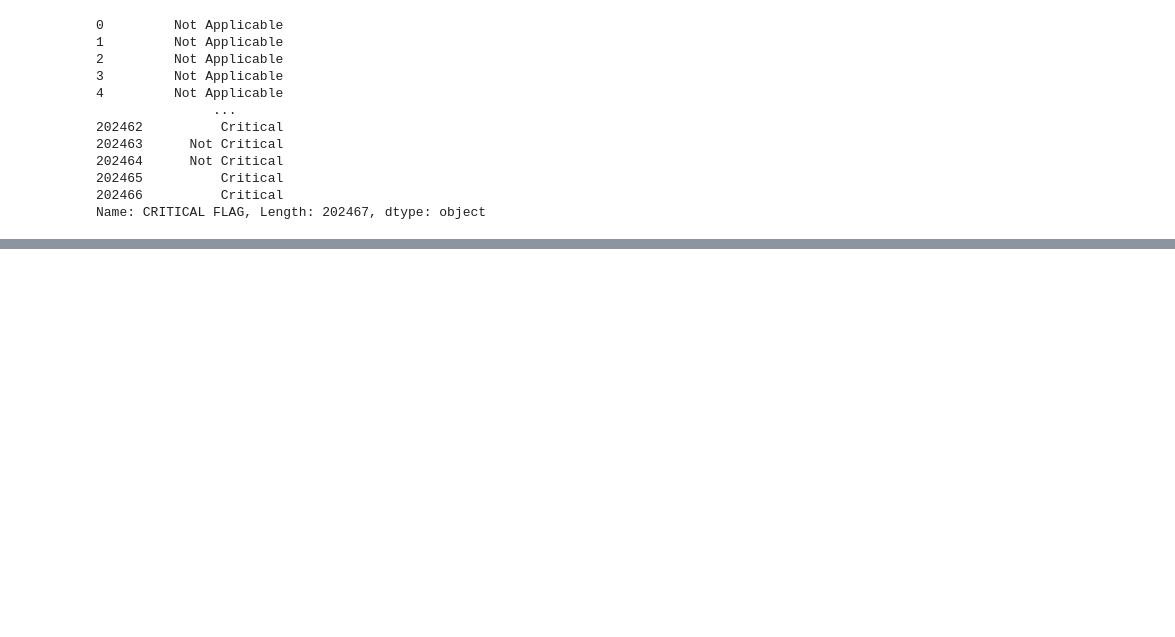
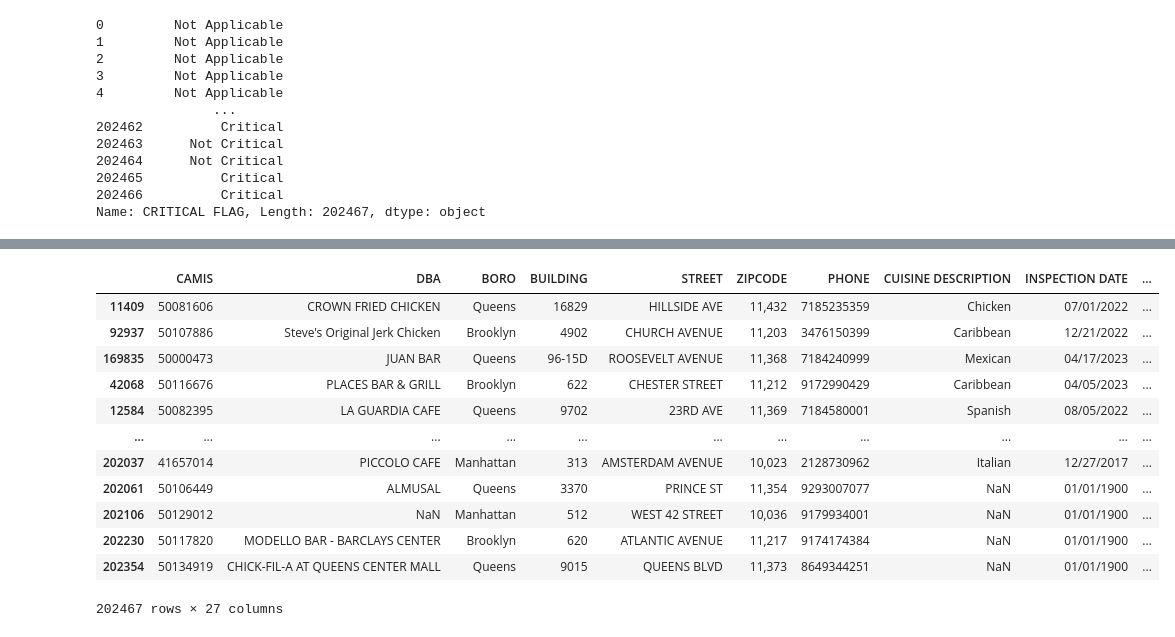
Before and after one commit to arubybonilla/2023-nyc-restaurant-grades, a Jupyter notebook: 2023-nyc-restaurant-inspection-grades-analysis.ipynb, the cells around one changed output, grey strips where cells are left out. Drawn from its saved outputs; the diff is of its cells as text; code cells hidden in the pictures; blank space fills up the shorter version.

```diff
--- a/2023-nyc-restaurant-inspection-grades-analysis.ipynb
+++ b/2023-nyc-restaurant-inspection-grades-analysis.ipynb
@@ -706,0 +740,16 @@ Name: CRITICAL FLAG, Length: 202467, dtype: object
+# %%
+df.sort_values(by="VIOLATION CODE", ascending = False)
+# %% [output]
+|  | CAMIS | DBA | BORO | BUILDING | STREET | ZIPCODE | PHONE | CUISINE DESCRIPTION | INSPECTION DATE | ... |
+| 11409 | 50081606 | CROWN FRIED CHICKEN | Queens | 16829 | HILLSIDE AVE | 11,432 | 7185235359 | Chicken | 07/01/2022 | ... |
+| 92937 | 50107886 | Steve's Original Jerk Chicken | Brooklyn | 4902 | CHURCH AVENUE | 11,203 | 3476150399 | Caribbean | 12/21/2022 | ... |
+| 169835 | 50000473 | JUAN BAR | Queens | 96-15D | ROOSEVELT AVENUE | 11,368 | 7184240999 | Mexican | 04/17/2023 | ... |
+| 42068 | 50116676 | PLACES BAR & GRILL | Brooklyn | 622 | CHESTER STREET | 11,212 | 9172990429 | Caribbean | 04/05/2023 | ... |
+| 12584 | 50082395 | LA GUARDIA CAFE | Queens | 9702 | 23RD AVE | 11,369 | 7184580001 | Spanish | 08/05/2022 | ... |
+| ... | ... | ... | ... | ... | ... | ... | ... | ... | ... | ... |
+| 202037 | 41657014 | PICCOLO CAFE | Manhattan | 313 | AMSTERDAM AVENUE | 10,023 | 2128730962 | Italian | 12/27/2017 | ... |
+| 202061 | 50106449 | ALMUSAL | Queens | 3370 | PRINCE ST | 11,354 | 9293007077 | NaN | 01/01/1900 | ... |
+| 202106 | 50129012 | NaN | Manhattan | 512 | WEST 42 STREET | 10,036 | 9179934001 | NaN | 01/01/1900 | ... |
+| 202230 | 50117820 | MODELLO BAR - BARCLAYS CENTER | Brooklyn | 620 | ATLANTIC AVENUE | 11,217 | 9174174384 | NaN | 01/01/1900 | ... |
+| 202354 | 50134919 | CHICK-FIL-A AT QUEENS CENTER MALL | Queens | 9015 | QUEENS BLVD | 11,373 | 8649344251 | NaN | 01/01/1900 | ... |
+202467 rows × 27 columns
```
Also changed, not shown: parts of 4 cells of this notebook.
